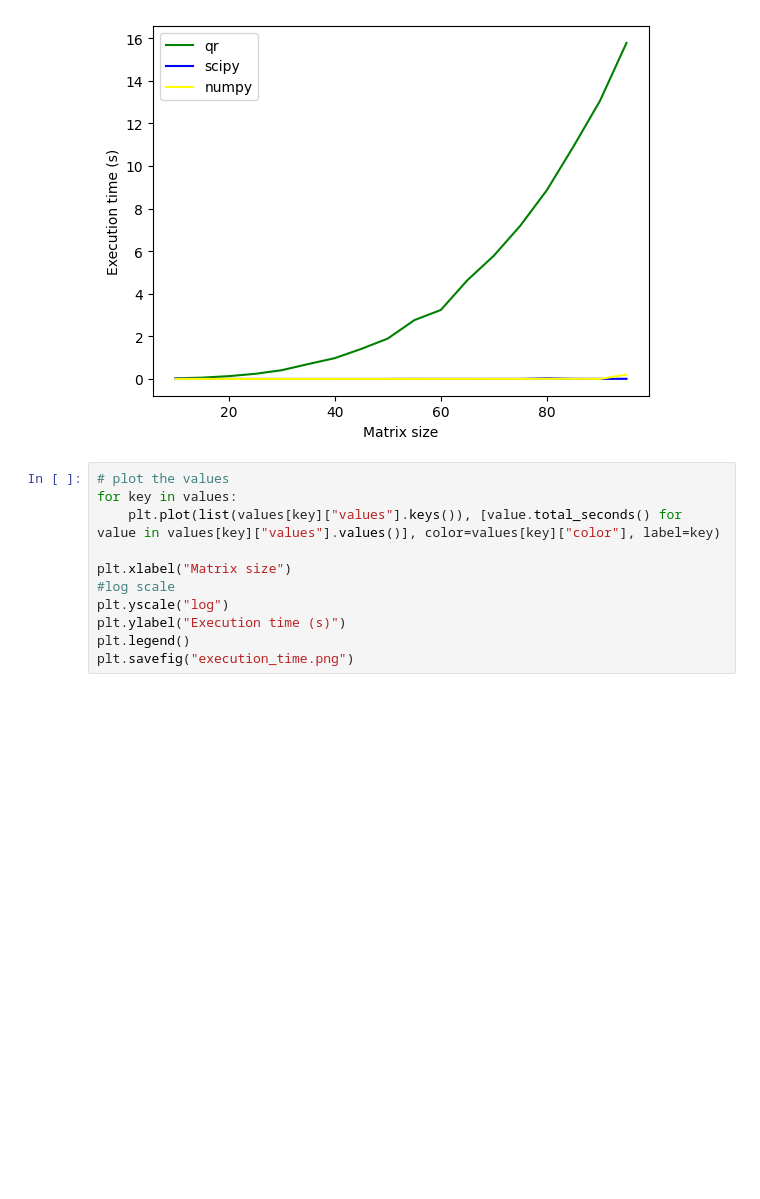
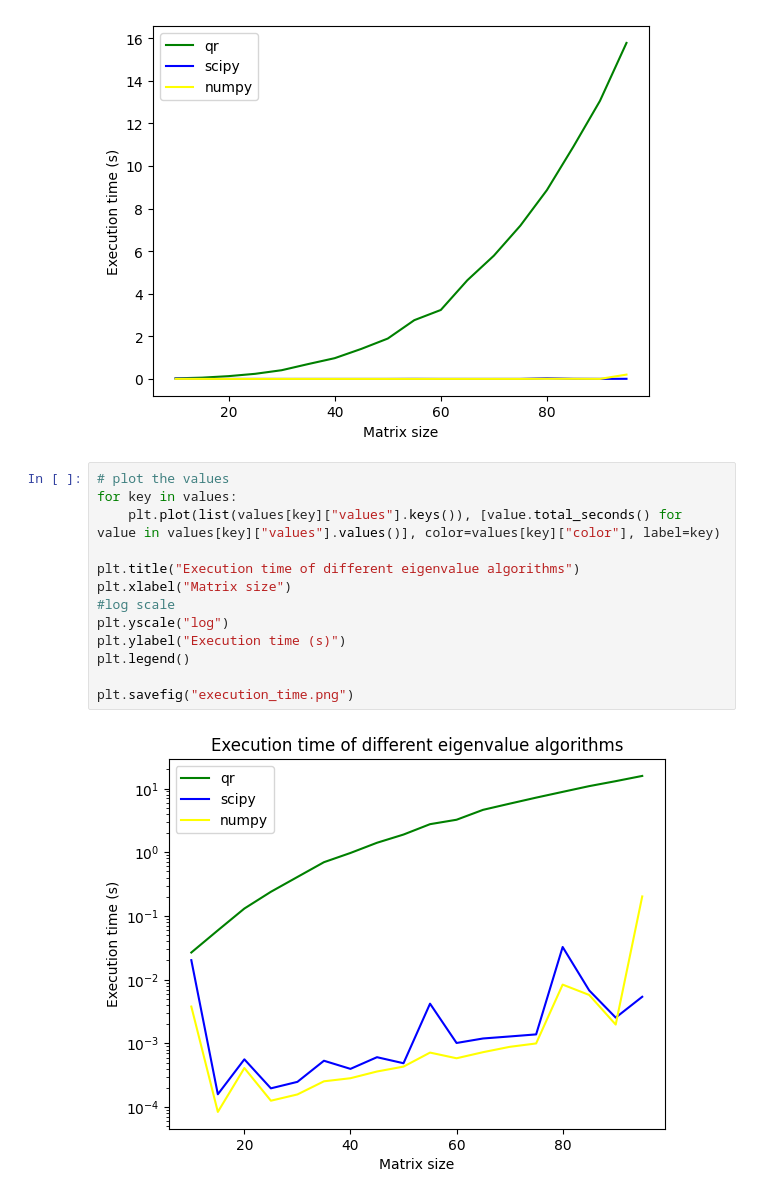
Before and after one commit to ArthurrMrv/MatrixS2, a Jupyter notebook: test.ipynb, the cells around one changed output. Cells and saved outputs as stored; diff of their text form; blank space fills up the shorter version.

```diff
--- a/test.ipynb
+++ b/test.ipynb
@@ -155,11 +155,15 @@ Matrix size:  95
 # %%
 # plot the values
 for key in values:
     plt.plot(list(values[key]["values"].keys()), [value.total_seconds() for value in values[key]["values"].values()], color=values[key]["color"], label=key)
 
+plt.title("Execution time of different eigenvalue algorithms")
 plt.xlabel("Matrix size")
 #log scale
 plt.yscale("log")
 plt.ylabel("Execution time (s)")
 plt.legend()
+
 plt.savefig("execution_time.png")
+# %% [output]
+[figure, added]
```
Also changed, not shown: 1 other file.
